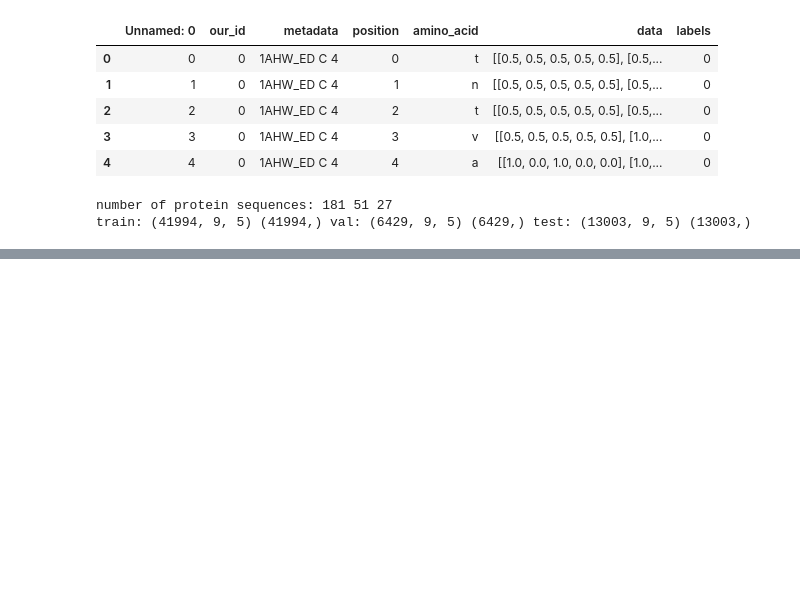
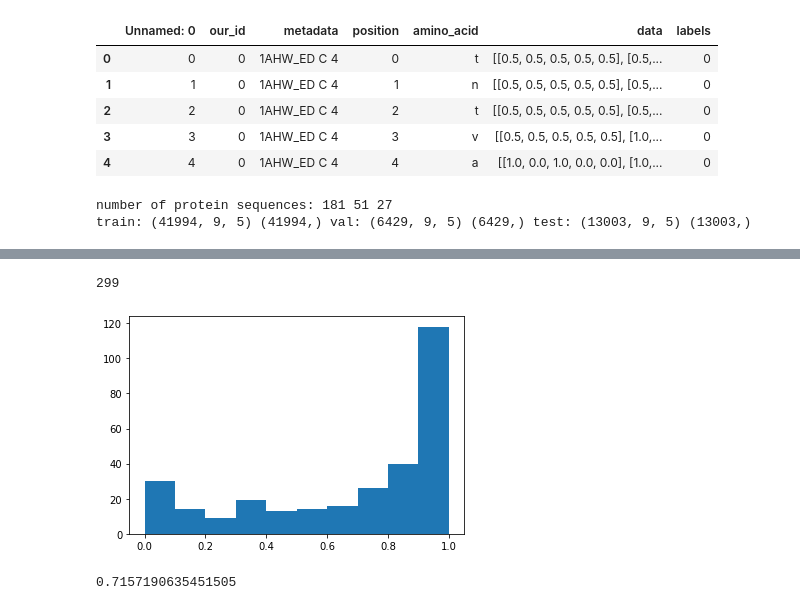
Before and after one commit to NinaWie/sars_cov_2_epitopes, a Jupyter notebook: train_model.ipynb, the cells around one changed output, grey strips where cells are left out. Saved outputs shown, nothing was run; the diff lists cells and outputs as text; code cells hidden in the pictures; blank space fills up the shorter version.

```diff
--- a/train_model.ipynb
+++ b/train_model.ipynb
@@ -141,0 +392,17 @@ plt.show()
+# %%
+epis_sars = np.load("epis_sars.npy", allow_pickle=True)
+# %%
+len(epis_sars)
+# %% [output]
+299
+# %%
+epis_sars_data = pad_seq_data(epis_sars, max_len=MAX_SEQ_LEN, pad_val=-2)
+# %%
+norm_epis_sars_data = (epis_sars_data-np.min(epis_sars_data))/(np.max(epis_sars_data)-np.min(epis_sars_data))
+# %%
+out_sars = model.predict(norm_epis_sars_data)
+# %%
+plt.hist(out_sars)
+plt.show()
+# %% [output]
+[figure, added]
@@ -141,0 +411,4 @@ plt.show()
+# %%
+accuracy_score(gt_epi_labels, (out_sars>0.5).astype(int))
+# %% [output]
+0.7157190635451505
```
Also changed, not shown: parts of 53 cells of this notebook, 4 other files.
